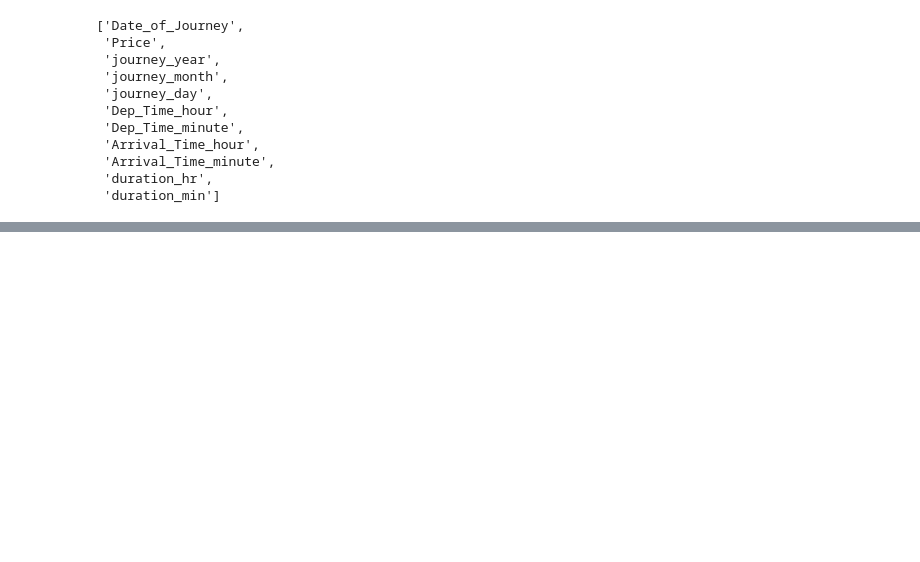
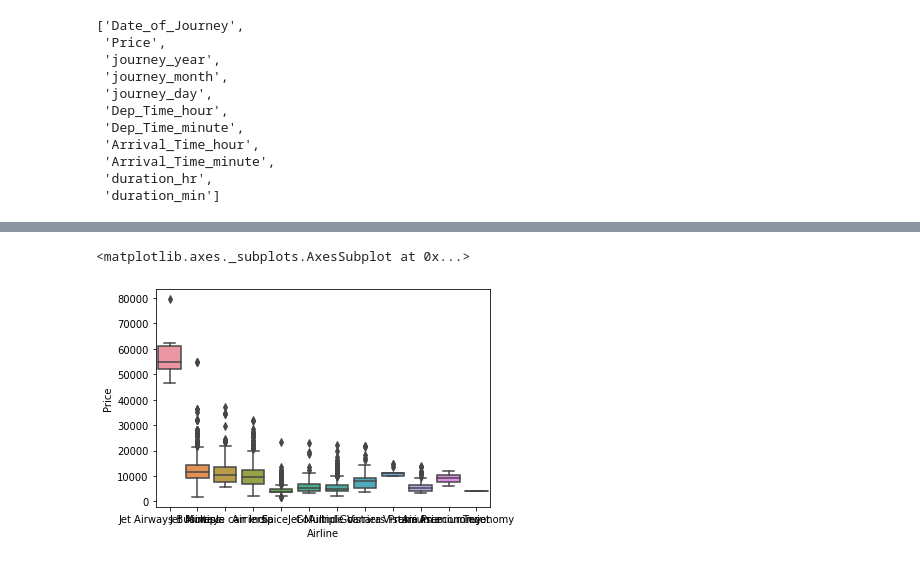
Before and after one commit to shoaibswe/data_analysis_project_I, a Jupyter notebook: Data_Analysis_Project_I.ipynb, the cells around one changed output, grey strips where cells are left out. Saved outputs shown, nothing was run; the diff lists cells and outputs as text; code cells hidden in the pictures; blank space fills up the shorter version.

```diff
--- a/Data_Analysis_Project_I.ipynb
+++ b/Data_Analysis_Project_I.ipynb
@@ -306,0 +334,6 @@ continiuous_cols
+# %%
+# sorting against price in descending order
+sns.boxplot(x='Airline',y='Price',data=td.sort_values('Price',ascending=False))
+# %% [output]
+<matplotlib.axes._subplots.AxesSubplot at 0x...>
+[figure, added]
```
Also changed, not shown: parts of 21 cells of this notebook.
